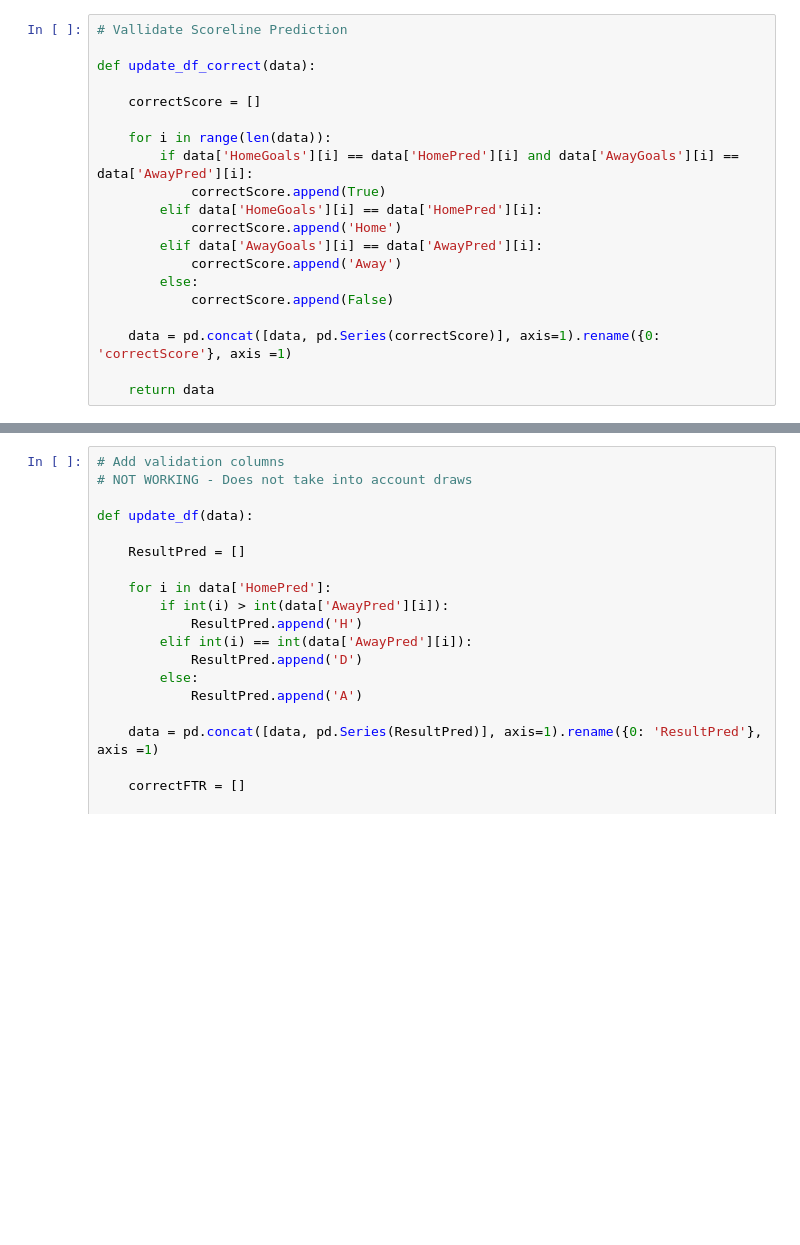
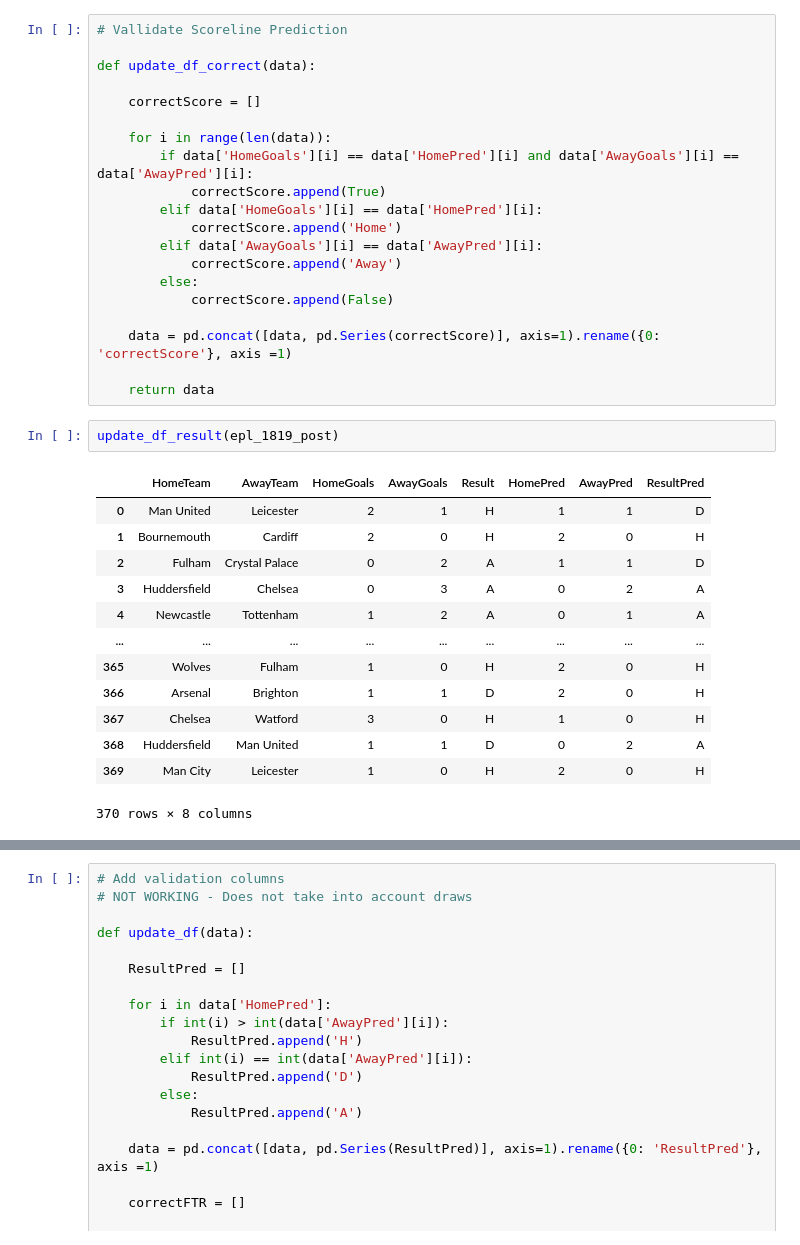
Before and after one commit to roncv/FootballForecasting, a Jupyter notebook: FootballForecasting.ipynb, the cells around one changed output, grey strips where cells are left out. Saved outputs shown, nothing was run; the diff lists cells and outputs as text; blank space fills up the shorter version.

```diff
--- a/FootballForecasting.ipynb
+++ b/FootballForecasting.ipynb
@@ -295,5 +309,21 @@ def update_df_correct(data):
     data = pd.concat([data, pd.Series(correctScore)], axis=1).rename({0: 'correctScore'}, axis =1)
 
     return data
+# %%
+update_df_result(epl_1819_post)
+# %% [output]
+|  | HomeTeam | AwayTeam | HomeGoals | AwayGoals | Result | HomePred | AwayPred | ResultPred |
+| 0 | Man United | Leicester | 2 | 1 | H | 1 | 1 | D |
+| 1 | Bournemouth | Cardiff | 2 | 0 | H | 2 | 0 | H |
+| 2 | Fulham | Crystal Palace | 0 | 2 | A | 1 | 1 | D |
+| 3 | Huddersfield | Chelsea | 0 | 3 | A | 0 | 2 | A |
+| 4 | Newcastle | Tottenham | 1 | 2 | A | 0 | 1 | A |
+| ... | ... | ... | ... | ... | ... | ... | ... | ... |
+| 365 | Wolves | Fulham | 1 | 0 | H | 2 | 0 | H |
+| 366 | Arsenal | Brighton | 1 | 1 | D | 2 | 0 | H |
+| 367 | Chelsea | Watford | 3 | 0 | H | 1 | 0 | H |
+| 368 | Huddersfield | Man United | 1 | 1 | D | 0 | 2 | A |
+| 369 | Man City | Leicester | 1 | 0 | H | 2 | 0 | H |
+370 rows × 8 columns
 # %%
 epl_1819_post = update_df_correct(epl_1819_post)
```
Also changed, not shown: parts of 16 cells of this notebook, 1 other file.
